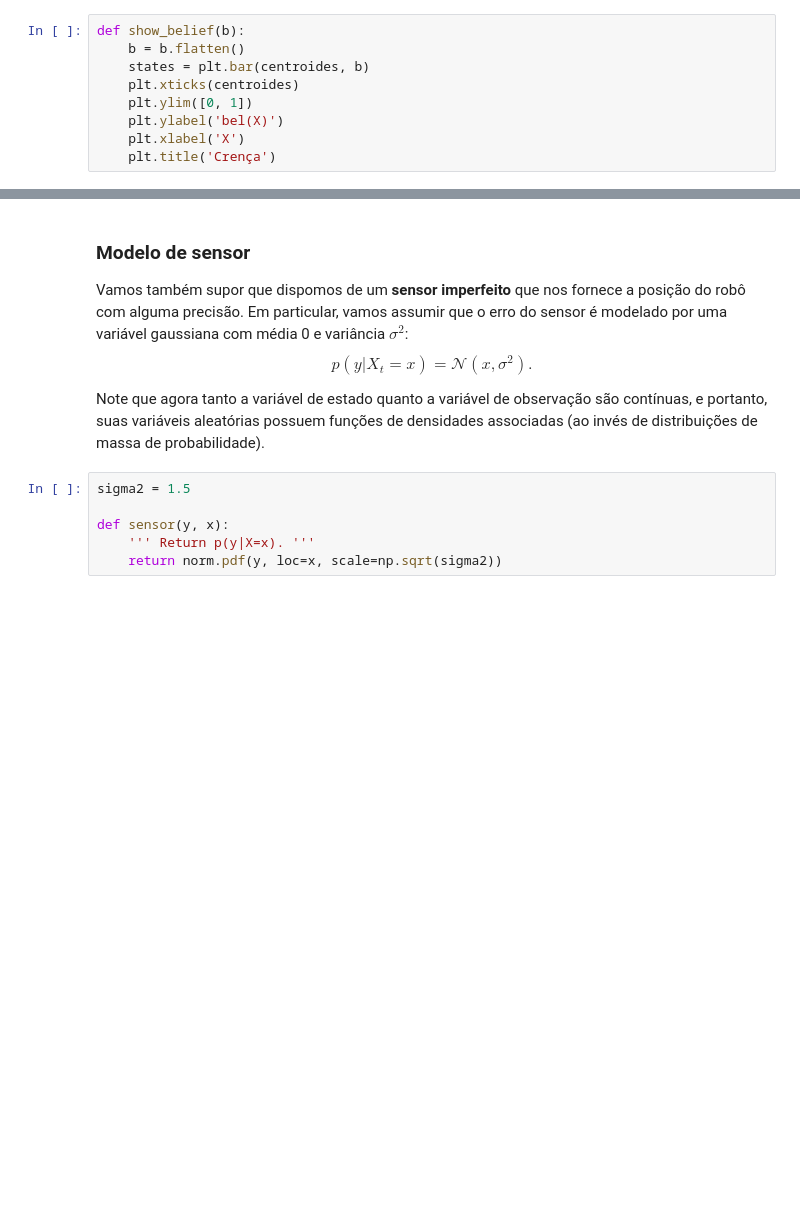
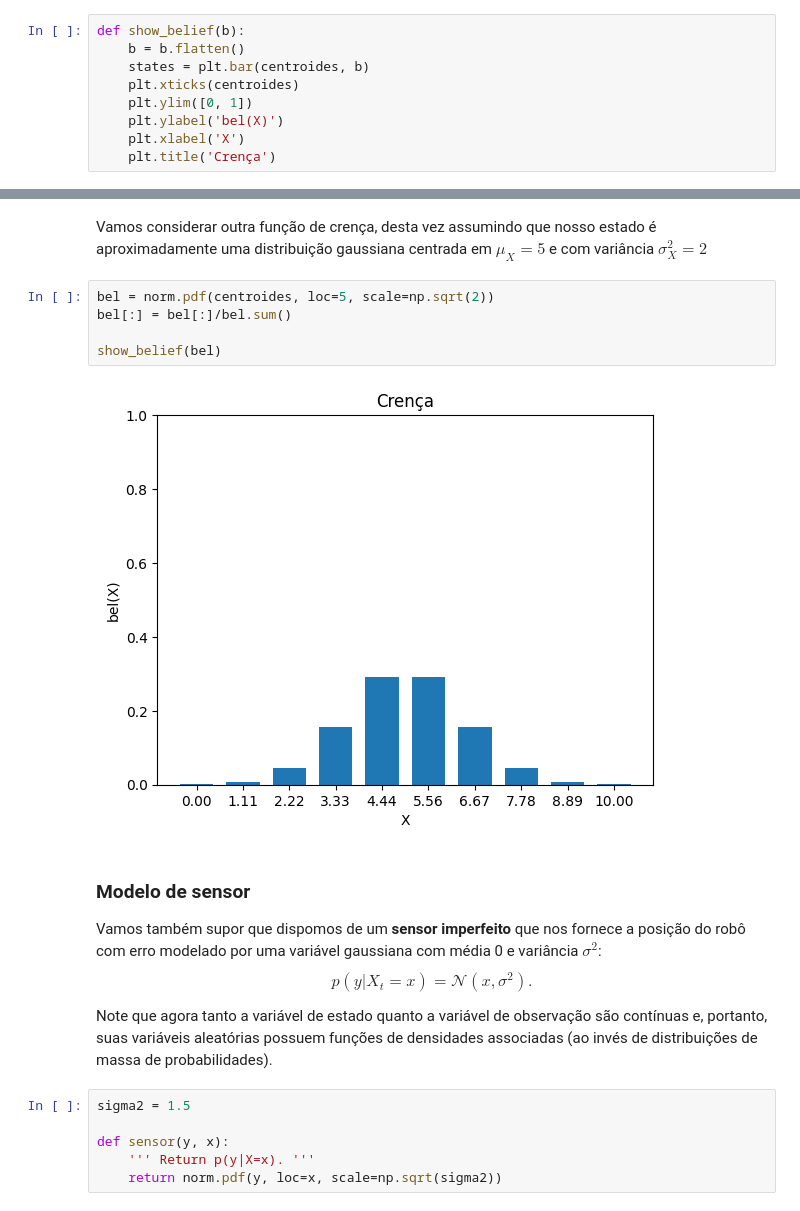
Before and after one commit to raulcdinardi/duckievillage-assignments, a Jupyter notebook: localization/Filtro de histograma.ipynb, the cells around one changed output, grey strips where cells are left out. Saved outputs shown, nothing was run; the diff lists cells and outputs as text; blank space fills up the shorter version.

```diff
--- a/localization/Filtro de histograma.ipynb
+++ b/localization/Filtro de histograma.ipynb
@@ -63,12 +77,21 @@ bel.sum()
+# %% [markdown]
+Vamos considerar outra função de crença, desta vez assumindo que nosso estado é aproximadamente uma distribuição gaussiana centrada em $\mu_X = 5$ e com variância $\sigma_X^2 = 2$
+# %%
+bel = norm.pdf(centroides, loc=5, scale=np.sqrt(2))
+bel[:] = bel[:]/bel.sum()
+
+show_belief(bel)
+# %% [output]
+[figure, added]
 # %% [markdown]
 ### Modelo de sensor
 
-Vamos também supor que dispomos de um **sensor imperfeito** que nos fornece a posição do robô com alguma precisão. Em particular, vamos assumir que o erro do sensor é modelado por uma variável gaussiana com média 0 e variância $\sigma^2$:
+Vamos também supor que dispomos de um **sensor imperfeito** que nos fornece a posição do robô com erro modelado por uma variável gaussiana com média 0 e variância $\sigma^2$:
 $$
     p(y|X_t=x) = \mathcal{N}(x, \sigma^2) .
 $$
 
-Note que agora tanto a variável de estado quanto a variável de observação são contínuas, e portanto, suas variáveis aleatórias possuem funções de densidades associadas (ao invés de distribuições de massa de probabilidade).
+Note que agora tanto a variável de estado quanto a variável de observação são contínuas e, portanto, suas variáveis aleatórias possuem funções de densidades associadas (ao invés de distribuições de massa de probabilidades).
 # %%
 sigma2 = 1.5
 
```
Also changed, not shown: parts of 35 cells of this notebook, 3 other files.
